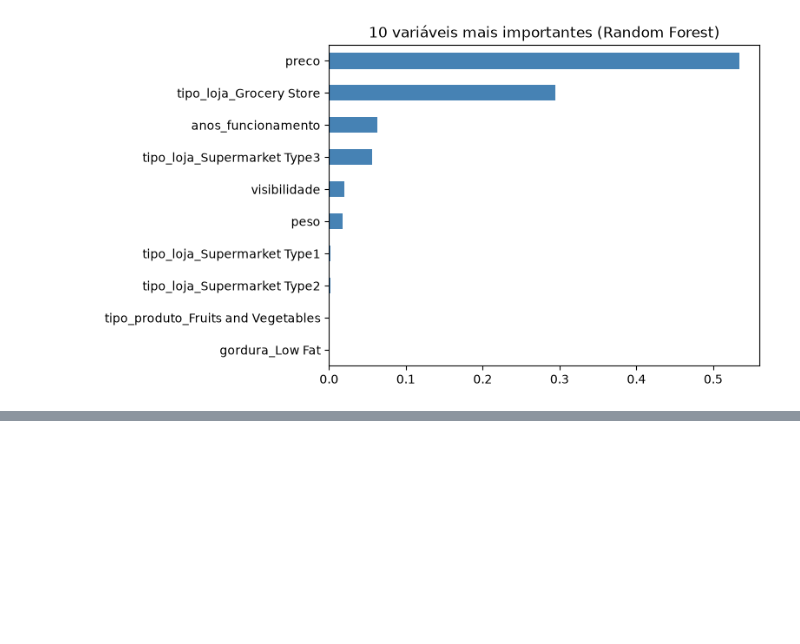
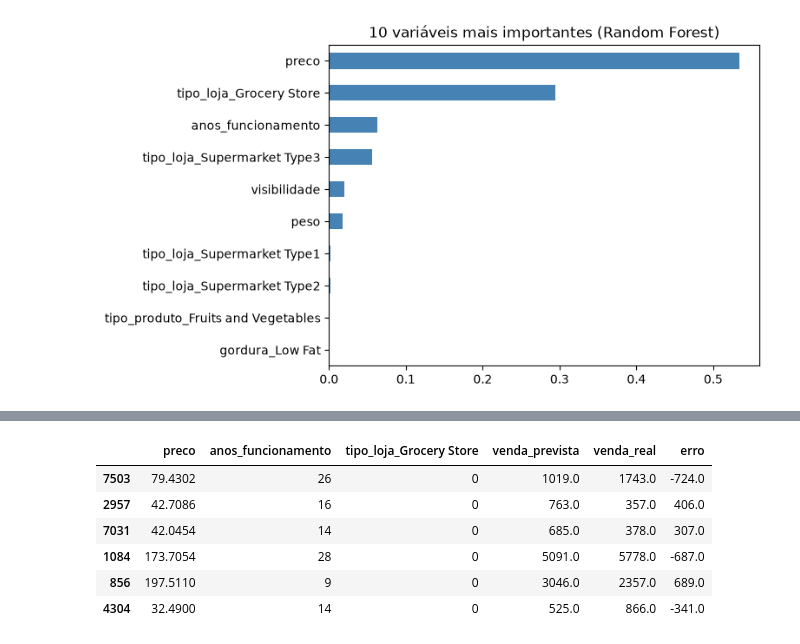
Before and after one commit to JlucasFaria/projeto-ml, a Jupyter notebook: notebooks/05_vendas_bigmart.ipynb, the cells around one changed output, grey strips where cells are left out. Drawn from its saved outputs; the diff is of its cells as text; code cells hidden in the pictures; blank space fills up the shorter version.

Commit message:
adiciona previsao e conclusao das vendas

```diff
--- a/notebooks/05_vendas_bigmart.ipynb
+++ b/notebooks/05_vendas_bigmart.ipynb
@@ -448,0 +453,19 @@ plt.show()
+# %%
+melhor_modelo = modelos[melhor_nome]
+
+exemplos = X_teste.head(6)
+exemplos_pad = scaler.transform(exemplos)
+
+resultado = exemplos[['preco', 'anos_funcionamento', 'tipo_loja_Grocery Store']].copy()
+resultado['venda_prevista'] = melhor_modelo.predict(exemplos_pad).round(0)
+resultado['venda_real'] = y_teste.head(6).values.round(0)
+resultado['erro'] = resultado['venda_prevista'] - resultado['venda_real']
+resultado
+# %% [output]
+|  | preco | anos_funcionamento | tipo_loja_Grocery Store | venda_prevista | venda_real | erro |
+| 7503 | 79.4302 | 26 | 0 | 1019.0 | 1743.0 | -724.0 |
+| 2957 | 42.7086 | 16 | 0 | 763.0 | 357.0 | 406.0 |
+| 7031 | 42.0454 | 14 | 0 | 685.0 | 378.0 | 307.0 |
+| 1084 | 173.7054 | 28 | 0 | 5091.0 | 5778.0 | -687.0 |
+| 856 | 197.5110 | 9 | 0 | 3046.0 | 2357.0 | 689.0 |
+| 4304 | 32.4900 | 14 | 0 | 525.0 | 866.0 | -341.0 |
```
Also changed, not shown: parts of 3 cells of this notebook.
